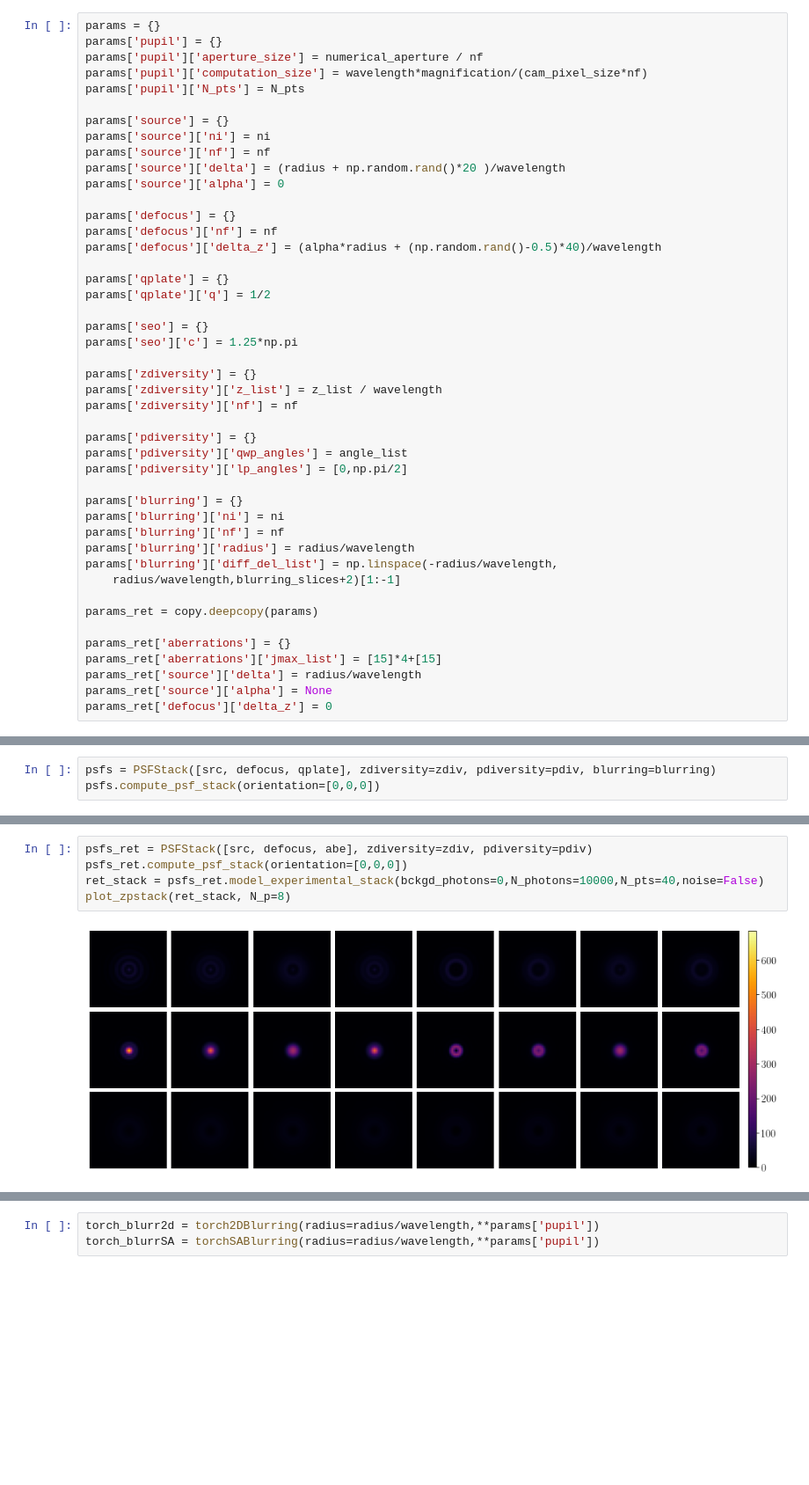
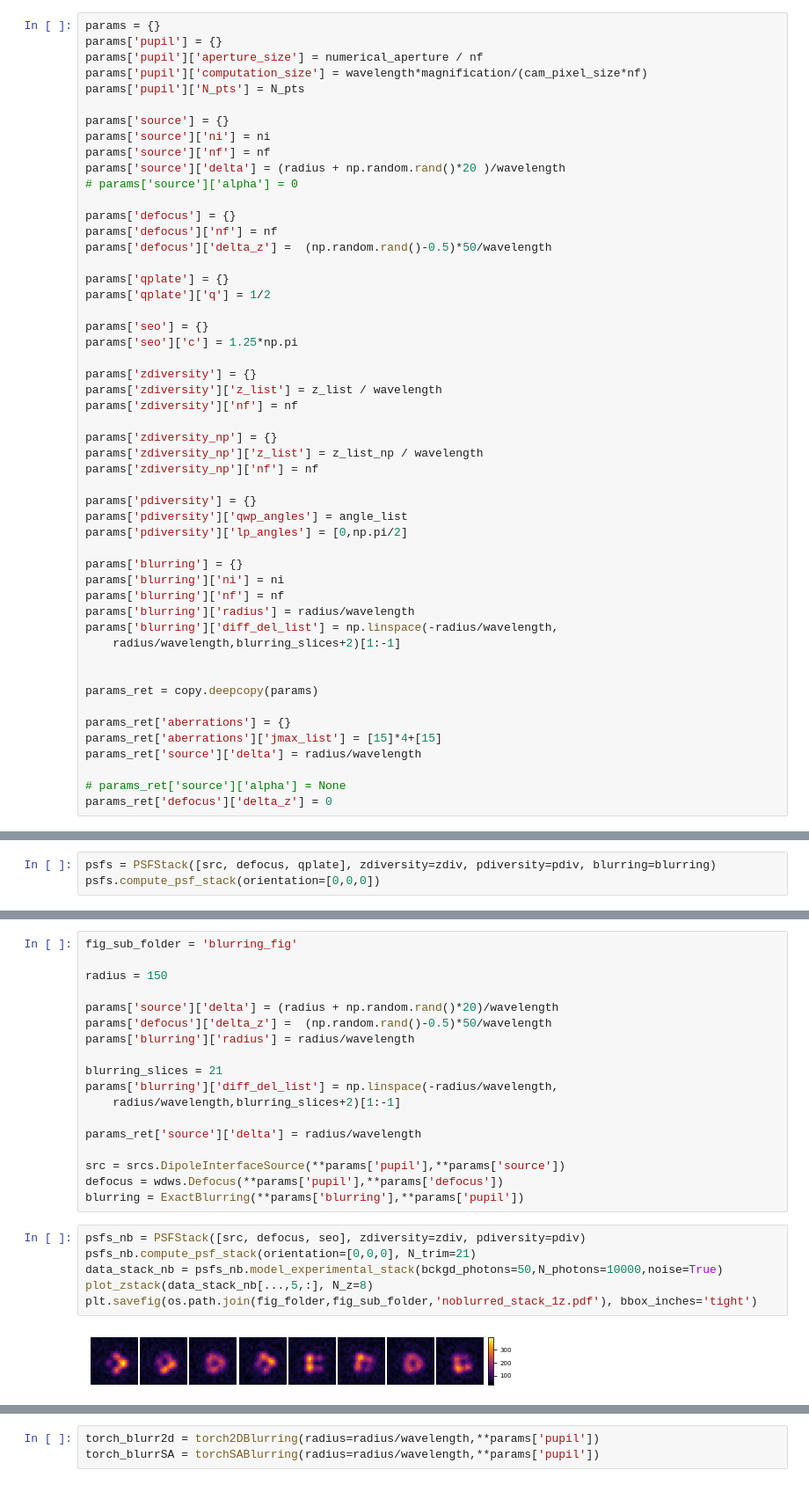
Before and after one commit to rodguti90/pyPSFstack, a Jupyter notebook: figures_article.ipynb, the cells around one changed output, grey strips where cells are left out. Shown at 88% size. Saved outputs shown, nothing was run; the diff lists cells and outputs as text; blank space fills up the shorter version.

Commit message:
Finished plotting figs for main

```diff
--- a/figures_article.ipynb
+++ b/figures_article.ipynb
@@ -101,11 +109,11 @@ params['source'] = {}
 params['source']['ni'] = ni
 params['source']['nf'] = nf
 params['source']['delta'] = (radius + np.random.rand()*20 )/wavelength
-params['source']['alpha'] = 0
+# params['source']['alpha'] = 0
 
 params['defocus'] = {}
 params['defocus']['nf'] = nf
-params['defocus']['delta_z'] = (alpha*radius + (np.random.rand()-0.5)*40)/wavelength
+params['defocus']['delta_z'] =  (np.random.rand()-0.5)*50/wavelength
 
 params['qplate'] = {}
 params['qplate']['q'] = 1/2
@@ -116,6 +124,10 @@ params['seo']['c'] = 1.25*np.pi
 params['zdiversity'] = {}
 params['zdiversity']['z_list'] = z_list / wavelength
 params['zdiversity']['nf'] = nf
+
+params['zdiversity_np'] = {}
+params['zdiversity_np']['z_list'] = z_list_np / wavelength
+params['zdiversity_np']['nf'] = nf
 
 params['pdiversity'] = {}
 params['pdiversity']['qwp_angles'] = angle_list
@@ -128,12 +140,14 @@ params['blurring']['radius'] = radius/wavelength
 params['blurring']['diff_del_list'] = np.linspace(-radius/wavelength,
     radius/wavelength,blurring_slices+2)[1:-1]
 
+
 params_ret = copy.deepcopy(params)
 
 params_ret['aberrations'] = {}
 params_ret['aberrations']['jmax_list'] = [15]*4+[15]
 params_ret['source']['delta'] = radius/wavelength
-params_ret['source']['alpha'] = None
+
+# params_ret['source']['alpha'] = None
 params_ret['defocus']['delta_z'] = 0
 # %% [markdown]
 Instantiate all the class elements need to define a PSF stack
@@ -315,7 +371,26 @@ plt.savefig(os.path.join(fig_folder,fig_sub_folder,'qp_stackxyz_retzp.pdf'), bbo
+# %%
+fig_sub_folder = 'blurring_fig'
+
+radius = 150
+
+params['source']['delta'] = (radius + np.random.rand()*20)/wavelength
+params['defocus']['delta_z'] =  (np.random.rand()-0.5)*50/wavelength
+params['blurring']['radius'] = radius/wavelength
+
+blurring_slices = 21
+params['blurring']['diff_del_list'] = np.linspace(-radius/wavelength,
+    radius/wavelength,blurring_slices+2)[1:-1]
+
+params_ret['source']['delta'] = radius/wavelength
+
+src = srcs.DipoleInterfaceSource(**params['pupil'],**params['source'])
+defocus = wdws.Defocus(**params['pupil'],**params['defocus'])
+blurring = ExactBlurring(**params['blurring'],**params['pupil'])
 # %%
-psfs_ret = PSFStack([src, defocus, abe], zdiversity=zdiv, pdiversity=pdiv)
-psfs_ret.compute_psf_stack(orientation=[0,0,0])
-ret_stack = psfs_ret.model_experimental_stack(bckgd_photons=0,N_photons=10000,N_pts=40,noise=False)
-plot_zpstack(ret_stack, N_p=8)
+psfs_nb = PSFStack([src, defocus, seo], zdiversity=zdiv, pdiversity=pdiv)
+psfs_nb.compute_psf_stack(orientation=[0,0,0], N_trim=21)
+data_stack_nb = psfs_nb.model_experimental_stack(bckgd_photons=50,N_photons=10000,noise=True)
+plot_zstack(data_stack_nb[...,5,:], N_z=8)
+plt.savefig(os.path.join(fig_folder,fig_sub_folder,'noblurred_stack_1z.pdf'), bbox_inches='tight')
 # %% [output]
-[figure, old version]
+[figure, new version]
```
Also changed, not shown: parts of 84 cells of this notebook.
